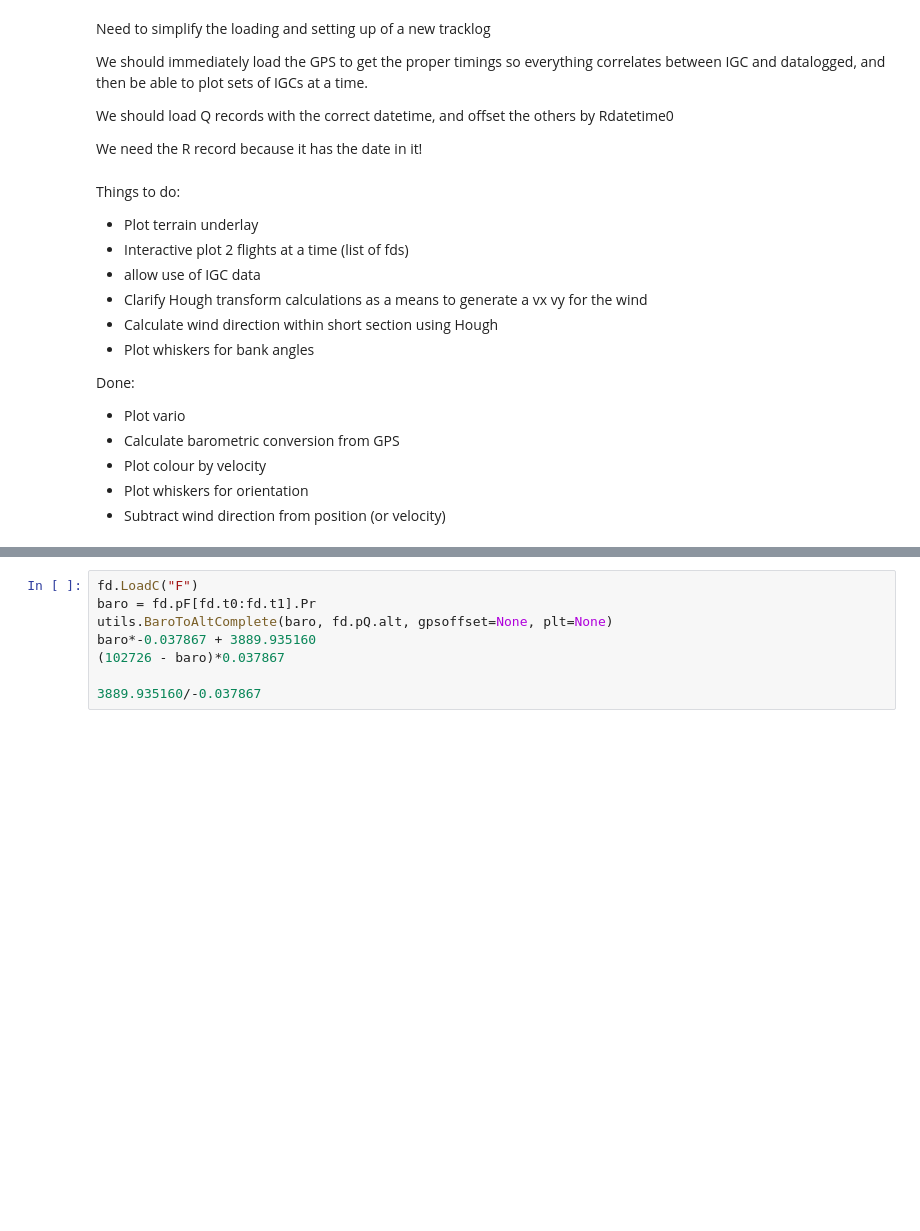
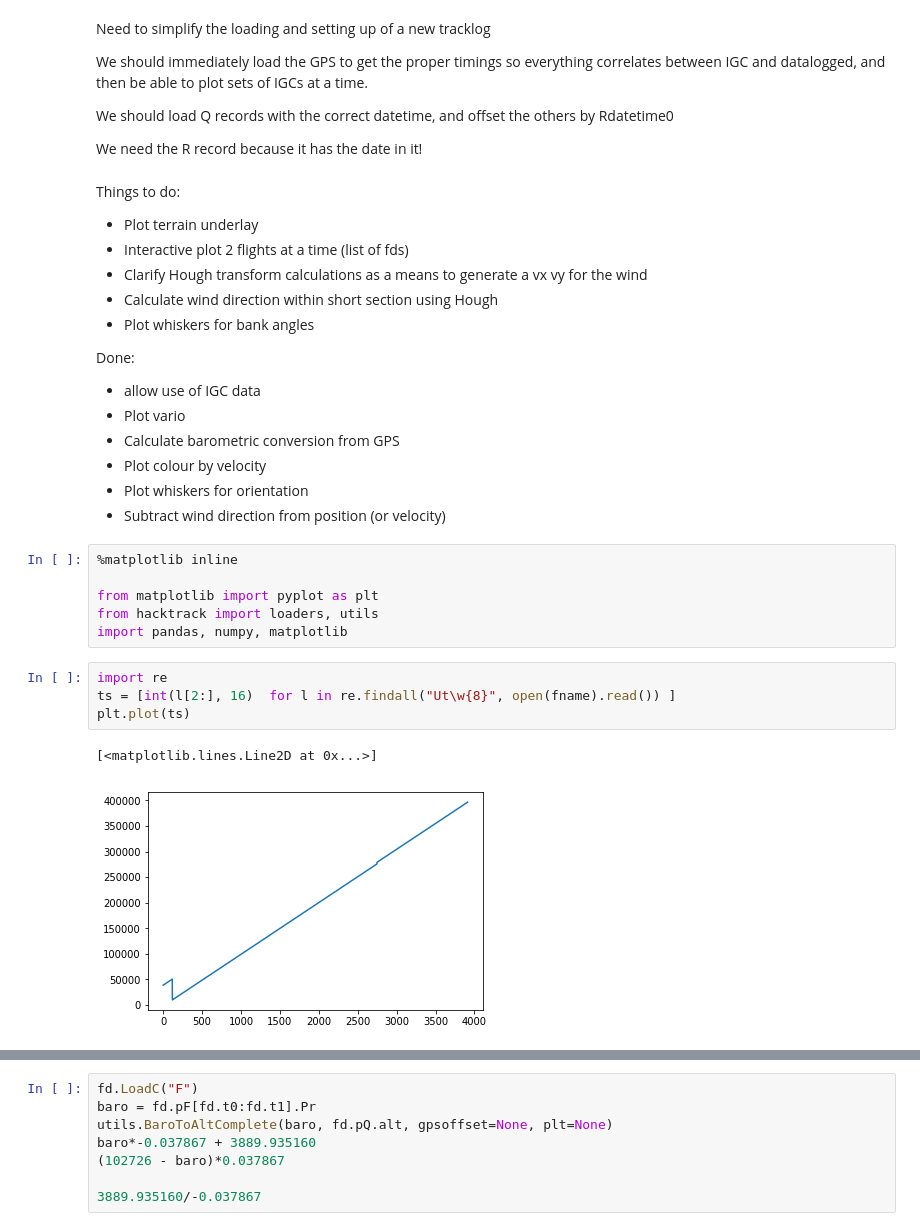
Before and after one commit to Future-Hangglider/hacktrack, a Jupyter notebook: display_function_development.ipynb, the cells around one changed output, grey strips where cells are left out. Cells and saved outputs as stored; diff of their text form; blank space fills up the shorter version.

```diff
--- a/display_function_development.ipynb
+++ b/display_function_development.ipynb
@@ -13,14 +13,27 @@ We need the R record because it has the date in it!
 Things to do:
 * Plot terrain underlay
 * Interactive plot 2 flights at a time (list of fds)
-* allow use of IGC data
 * Clarify Hough transform calculations as a means to generate a vx vy for the wind
 * Calculate wind direction within short section using Hough
 * Plot whiskers for bank angles
 
 Done:
+* allow use of IGC data
 * Plot vario
 * Calculate barometric conversion from GPS
 * Plot colour by velocity
 * Plot whiskers for orientation
 * Subtract wind direction from position (or velocity)
+# %%
+%matplotlib inline
+
+from matplotlib import pyplot as plt
+from hacktrack import loaders, utils
+import pandas, numpy, matplotlib
+# %%
+import re
+ts = [int(l[2:], 16)  for l in re.findall("Ut\w{8}", open(fname).read()) ]
+plt.plot(ts)
+# %% [output]
+[<matplotlib.lines.Line2D at 0x...>]
+[figure, added]
```
Also changed, not shown: parts of 25 cells of this notebook, 6 other files.
